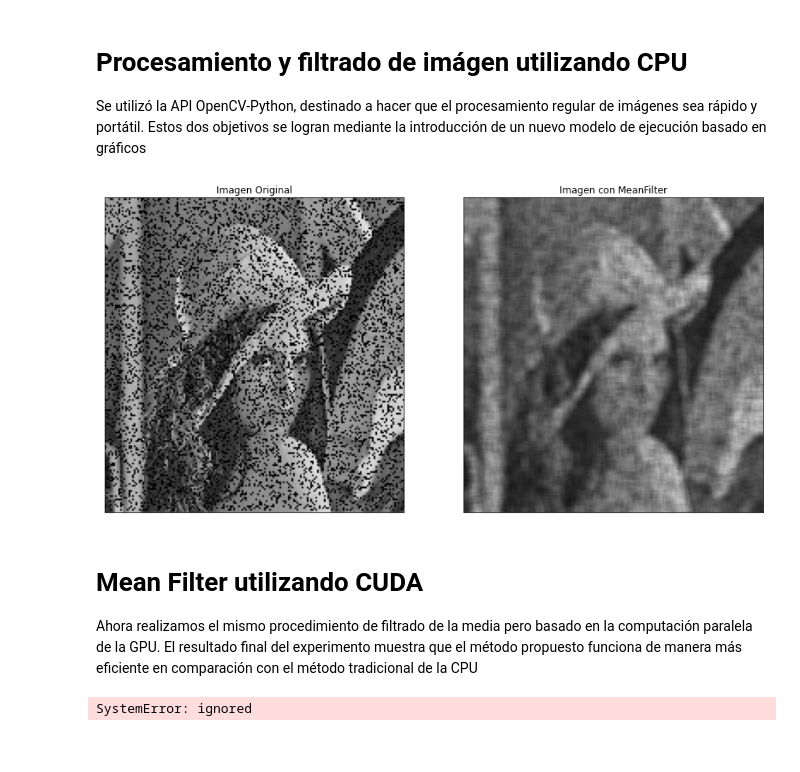
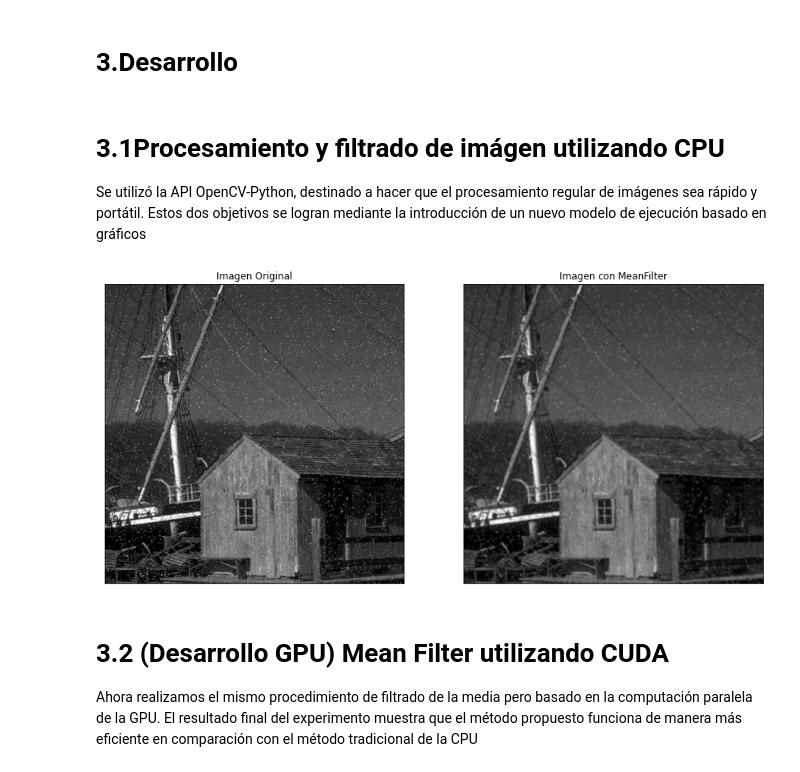
Before and after one commit to juanagustinmasi/VacunarTech, a Jupyter notebook: TP3/Cuaderno_1_martes_grupo6_2021.ipynb, the cells around one changed output. Saved outputs shown, nothing was run; the diff lists cells and outputs as text; code cells hidden in the pictures.

```diff
--- a/TP3/Cuaderno_1_martes_grupo6_2021.ipynb
+++ b/TP3/Cuaderno_1_martes_grupo6_2021.ipynb
@@ -49,53 +69,29 @@ os.chdir('./drive/MyDrive/Colab Notebooks')
+# %% [markdown]
+# **3.Desarrollo**
 # %% [markdown]
-# **Procesamiento y filtrado de imágen utilizando CPU**
+# **3.1Procesamiento y filtrado de imágen utilizando CPU**
 Se utilizó la API OpenCV-Python, destinado a hacer que el procesamiento regular de imágenes sea rápido y portátil. Estos dos objetivos se logran mediante la introducción de un nuevo modelo de ejecución basado en gráficos
 # %%
 import os
 os.environ['OPENCV_IO_MAX_IMAGE_PIXELS']=str(2**64)
 import cv2
 import numpy as np
 from matplotlib import pyplot as plt
 
 
-img = cv2.imread(r'./saltandpepperlena.png')
+img = cv2.imread(r'imagen.jpg')
 
 kernel = np.ones((5,5),np.float32)/25
 dst = cv2.filter2D(img,-1,kernel)
 
 
 #Mostrar imagen
 plt.figure(figsize = (15, 10))
 plt.subplot(121),plt.imshow(img),plt.title('Imagen Original'),plt.xticks([]), plt.yticks([])
 plt.subplot(122),plt.imshow(dst),plt.title('Imagen con MeanFilter'),plt.xticks([]), plt.yticks([])
 plt.show()
 # %% [output]
-[figure, old version]
+[figure, new version]
 # %% [markdown]
-# **Mean Filter utilizando CUDA**
+# **3.2 (Desarrollo GPU) Mean Filter utilizando CUDA**
 Ahora realizamos el mismo procedimiento de filtrado de la media pero basado en la computación paralela de la GPU. El resultado final del experimento muestra que el método propuesto funciona de manera más eficiente en comparación con el método tradicional de la CPU
-# %%
-import os
-os.environ['OPENCV_IO_MAX_IMAGE_PIXELS']=str(2**64)
-import cv2
-import numpy as np
-
-
-img =  cv2.imread(r'./saltandpepperlena.png')
-imgMat = cv2.cuda_GpuMat(img)
-imgSat = cv2.cuda.cvtColor(imgMat,cv2.COLOR_BGR2HSV)
-#print("Before Merge type : ",type(imgSat))
-h,s,v = cv2.cuda.split(imgSat)
-size_s = s.size()
-w_s = cv2.cuda_GpuMat(size_s[1],size_s[0], s.type(), [30])
-cuImgMerge = cv2.cuda_GpuMat(imgSat.size(),imgSat.type())
-cv2.cuda.merge([h,s,v],cuImgMerge )
-
-blur = cv2.cuda.bilateralFilter(cuImgMerge,90,30,30)
-sharp = cv2.cuda.addWeighted(cuImgMerge, 0.3, blur,.5, 100)
-sharpened = sharp.download()
-cv2.imshow('Frame 1',img)
-cv2.imshow('Frame 2',sharpened)
-cv2.waitKey(0)
-cv2.destroyAllWindows()
-# %% [output]
-SystemError: ignored
```
Also changed, not shown: parts of 15 cells of this notebook.
